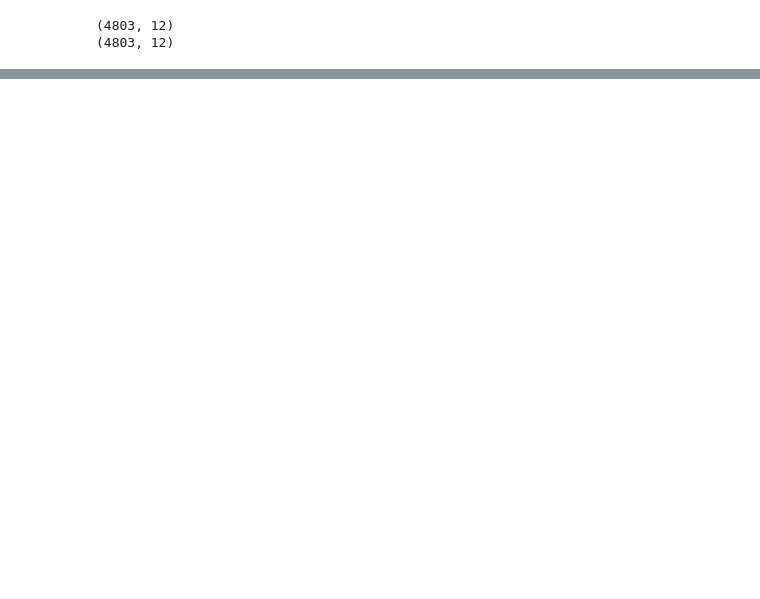
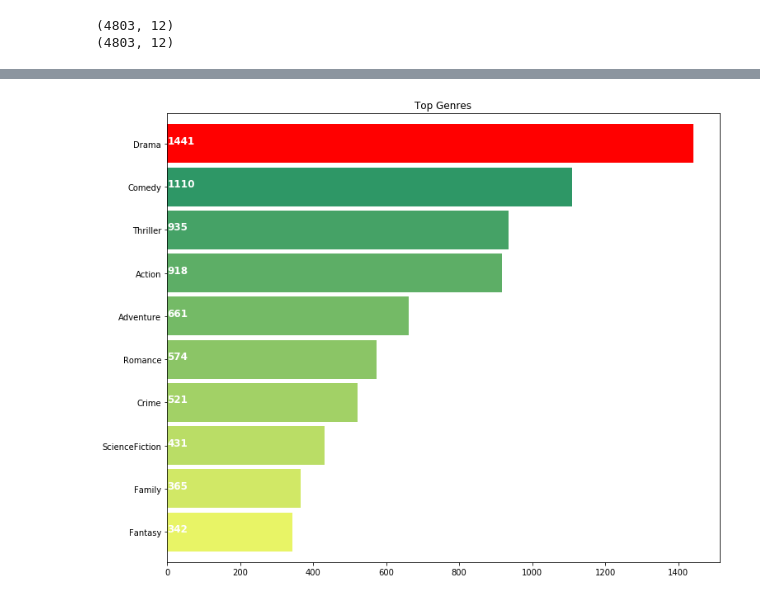
Before and after one commit to harshitcodes/tmdb_movie_data_analysis, a Jupyter notebook: tmdb_data_analysis.ipynb, the cells around one changed output, grey strips where cells are left out. Drawn from its saved outputs; the diff is of its cells as text; code cells hidden in the pictures; blank space fills up the shorter version.

Commit message:
add json parsing from columns

```diff
--- a/tmdb_data_analysis.ipynb
+++ b/tmdb_data_analysis.ipynb
@@ -74,0 +90,5 @@ print(movies_df.shape)
+# %%
+# Changing the release_date column to DateTime column
+
+movies_df.release_date = pd.to_datetime(movies_df['release_date'])
+movies_df.head()
@@ -106,0 +346,26 @@ movies_df.sort_values(by = ['budget'], ascending=False).head()
+# %%
+import ast, json
+
+# movies_df.apply(json.loads)
+for index,i in zip(movies_df.index,movies_df['genres'].apply(json.loads)):
+    list1=[]
+    for j in range(len(i)):
+        list1.append((i[j]['name']))# the key 'name' contains the name of the genre
+    movies_df.loc[index,'genres']=str(list1)
+# %%
+
+movies_df['genres']=movies_df['genres'].str.strip('[]').str.replace(' ','').str.replace("'",'')
+movies_df['genres']=movies_df['genres'].str.split(',')
+# %%
+plt.subplots(figsize=(12,10))
+list1=[]
+for i in movies_df['genres']:
+    list1.extend(i)
+ax = pd.Series(list1).value_counts()[:10].sort_values(ascending=True).plot.barh(width=0.9,color=sns.color_palette('summer_r',10))
+for i, v in enumerate(pd.Series(list1).value_counts()[:10].sort_values(ascending=True).values):
+    ax.text(.8, i, v,fontsize=12,color='white',weight='bold')
+ax.patches[9].set_facecolor('r')
+plt.title('Top Genres')
+plt.show()
+# %% [output]
+[figure, added]
```
Also changed, not shown: parts of 19 cells of this notebook.
